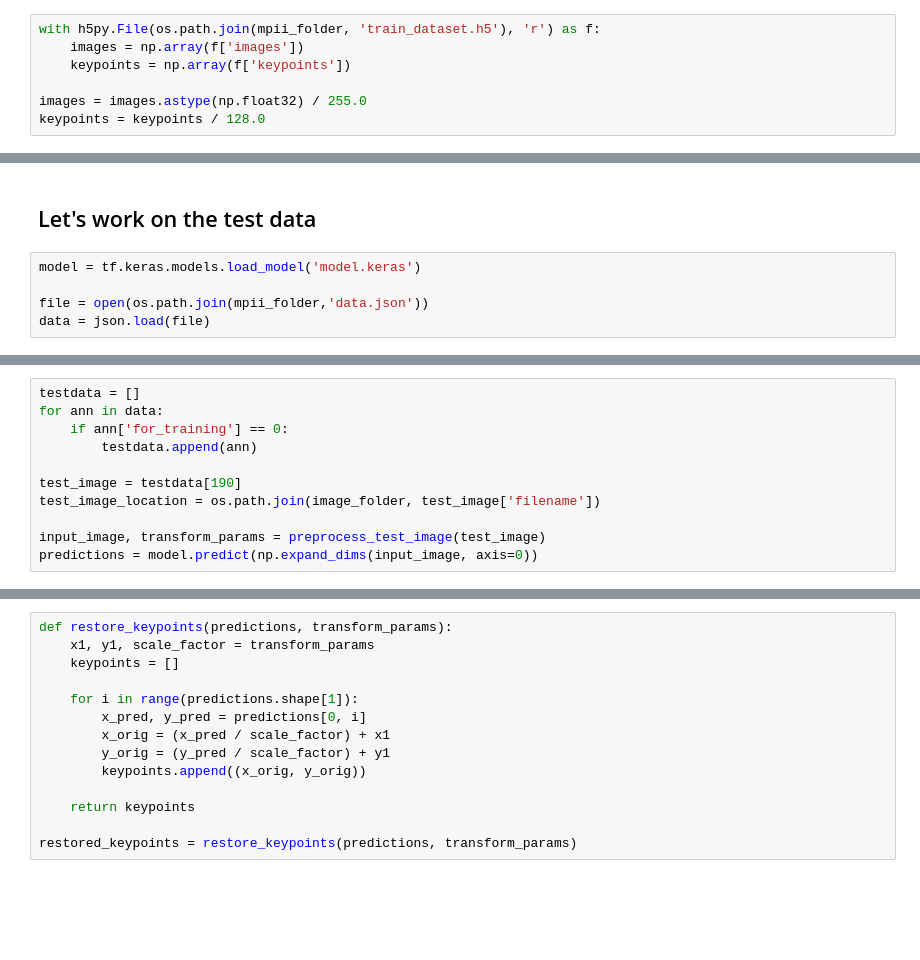
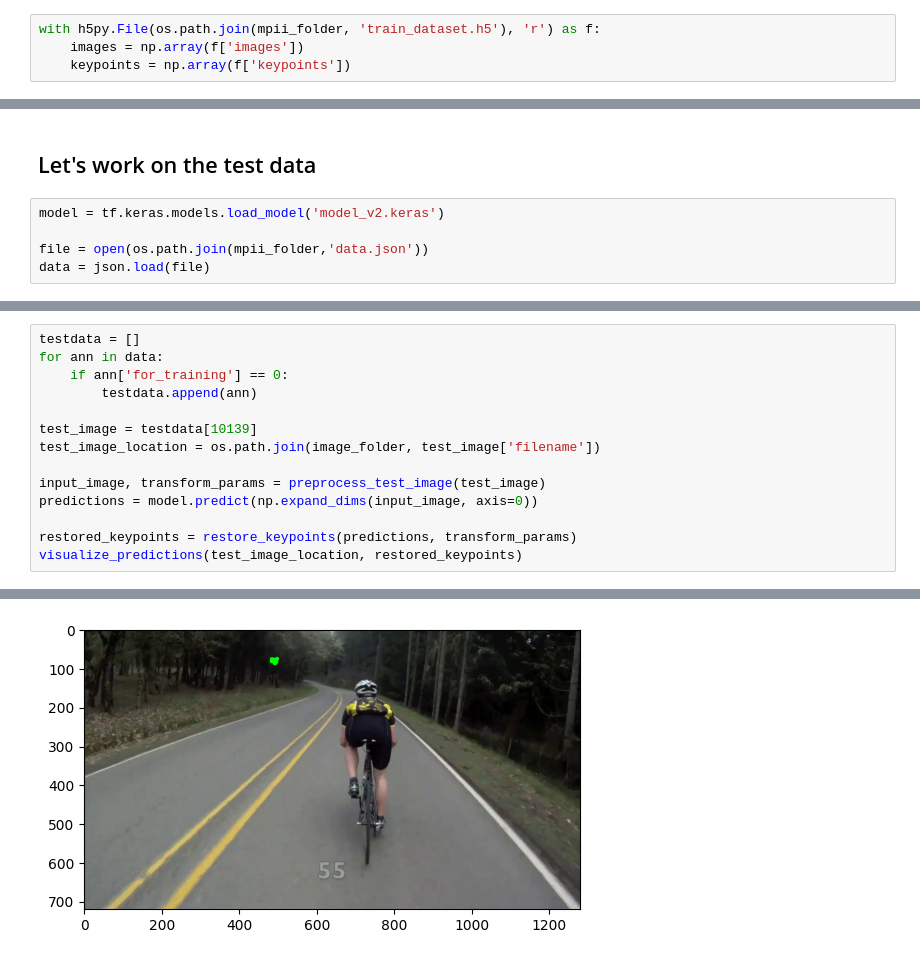
Before and after one commit to williamsaether/BikeFit, a Jupyter notebook: data/exploring.ipynb, the cells around one changed output, grey strips where cells are left out. Saved outputs shown, nothing was run; the diff lists cells and outputs as text; blank space fills up the shorter version.

```diff
--- a/data/exploring.ipynb
+++ b/data/exploring.ipynb
@@ -187,8 +185,5 @@ data = json.load(file)
 with h5py.File(os.path.join(mpii_folder, 'train_dataset.h5'), 'r') as f:
     images = np.array(f['images'])
     keypoints = np.array(f['keypoints'])
-
-images = images.astype(np.float32) / 255.0
-keypoints = keypoints / 128.0
 # %%
 num_samples = sum(1 for ann in data if ann['for_training'] == 1)
@@ -266,7 +258,7 @@ model.save('model.keras')
 # %% [markdown]
 ## Let's work on the test data
 # %%
-model = tf.keras.models.load_model('model.keras')
+model = tf.keras.models.load_model('model_v2.keras')
 
 file = open(os.path.join(mpii_folder,'data.json'))
 data = json.load(file)
@@ -286,9 +298,12 @@ for ann in data:
     if ann['for_training'] == 0:
         testdata.append(ann)
 
-test_image = testdata[190]
+test_image = testdata[10139]
 test_image_location = os.path.join(image_folder, test_image['filename'])
 
 input_image, transform_params = preprocess_test_image(test_image)
 predictions = model.predict(np.expand_dims(input_image, axis=0))
+
+restored_keypoints = restore_keypoints(predictions, transform_params)
+visualize_predictions(test_image_location, restored_keypoints)
 # %% [output]
@@ -296,14 +311 @@ predictions = model.predict(np.expand_dims(input_image, axis=0))
+[figure, added]
-# %%
-def restore_keypoints(predictions, transform_params):
-    x1, y1, scale_factor = transform_params
-    keypoints = []
-
-    for i in range(predictions.shape[1]):
-        x_pred, y_pred = predictions[0, i]
-        x_orig = (x_pred / scale_factor) + x1
-        y_orig = (y_pred / scale_factor) + y1
-        keypoints.append((x_orig, y_orig))
-
-    return keypoints
-
-restored_keypoints = restore_keypoints(predictions, transform_params)
```
Also changed, not shown: parts of 10 cells of this notebook, 1 other file.
